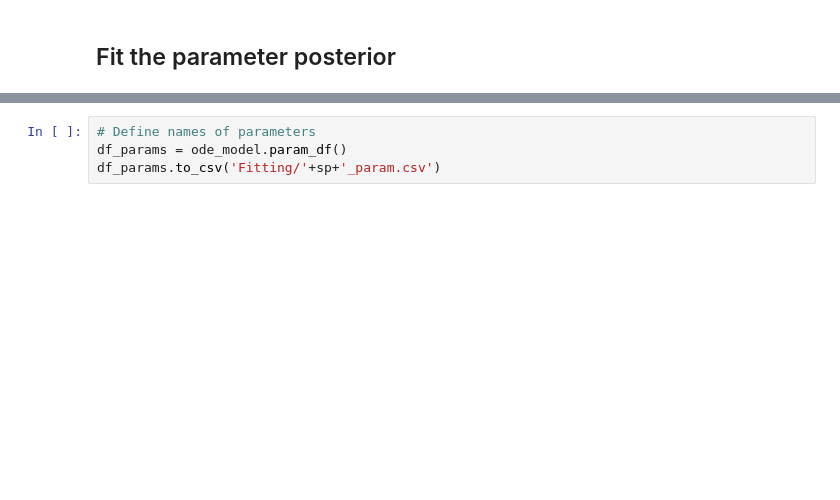
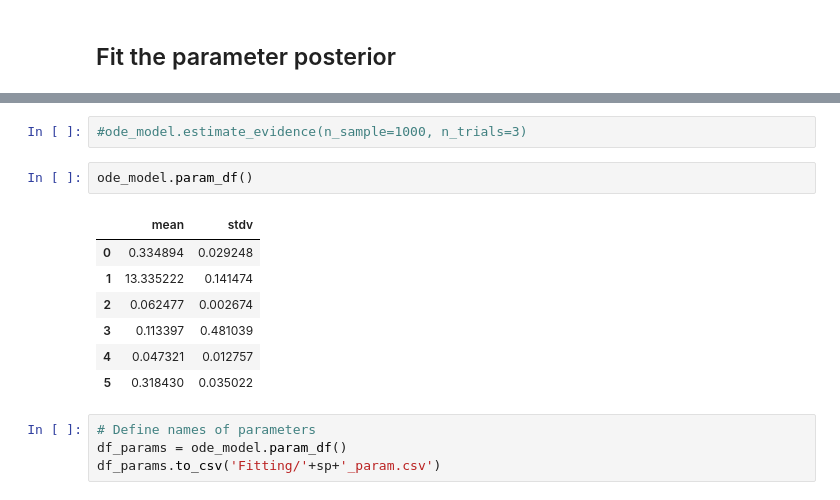
Before and after one commit to VenturelliLab/Liu_et_al_2024, a Jupyter notebook: Bayes_Fit_ODE.ipynb, the cells around one changed output, grey strips where cells are left out. Cells and saved outputs as stored; diff of their text form; blank space fills up the shorter version.

```diff
--- a/Bayes_Fit_ODE.ipynb
+++ b/Bayes_Fit_ODE.ipynb
@@ -297,3 +300,15 @@ for exp_name, exp_df in df_species.groupby("Treatments"):
+# %%
+#ode_model.estimate_evidence(n_sample=1000, n_trials=3)
+# %%
+ode_model.param_df()
+# %% [output]
+|  | mean | stdv |
+| 0 | 0.334894 | 0.029248 |
+| 1 | 13.335222 | 0.141474 |
+| 2 | 0.062477 | 0.002674 |
+| 3 | 0.113397 | 0.481039 |
+| 4 | 0.047321 | 0.012757 |
+| 5 | 0.318430 | 0.035022 |
 # %%
 # Define names of parameters
 df_params = ode_model.param_df()
```
Also changed, not shown: parts of 9 cells of this notebook, 2 other files.
